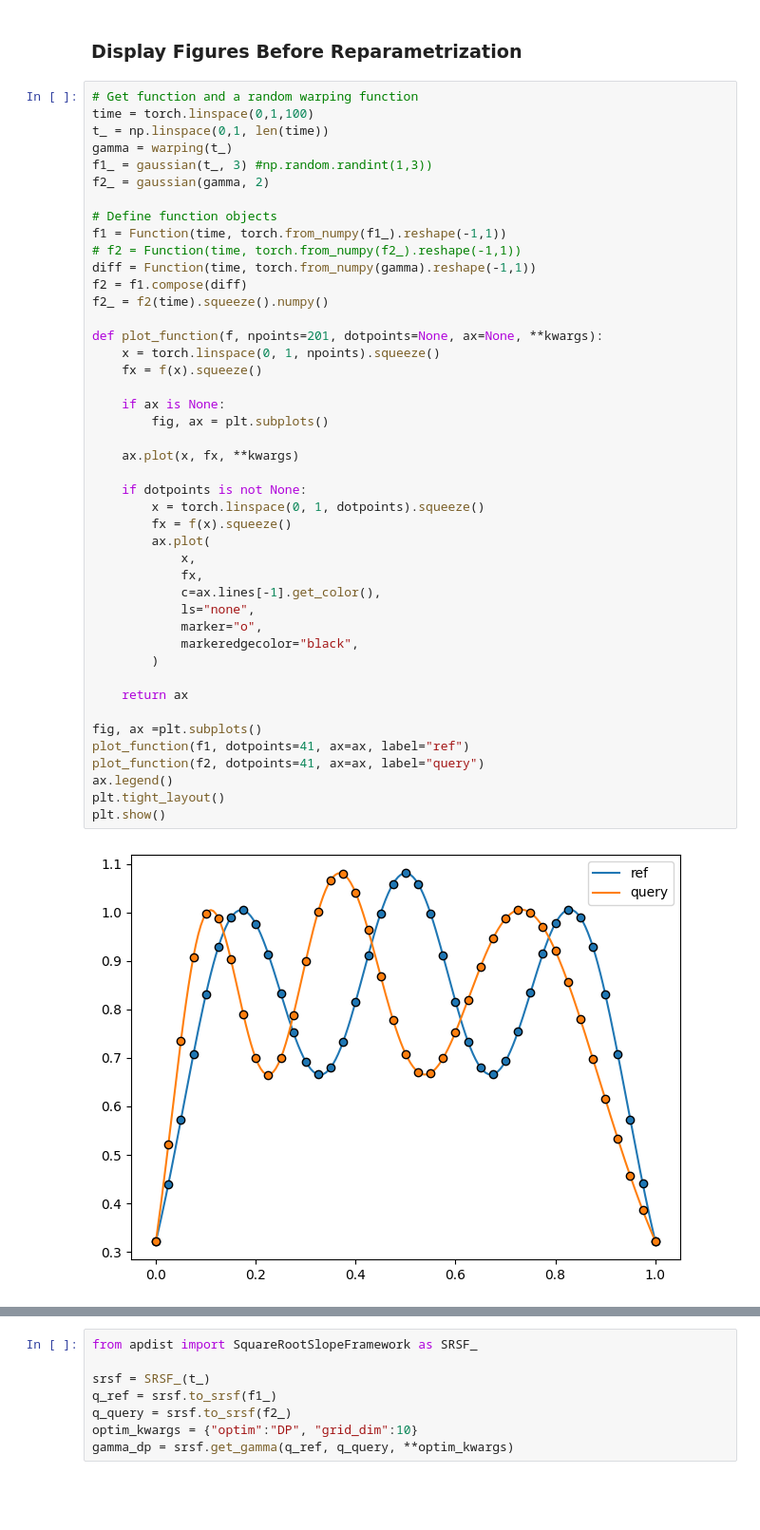
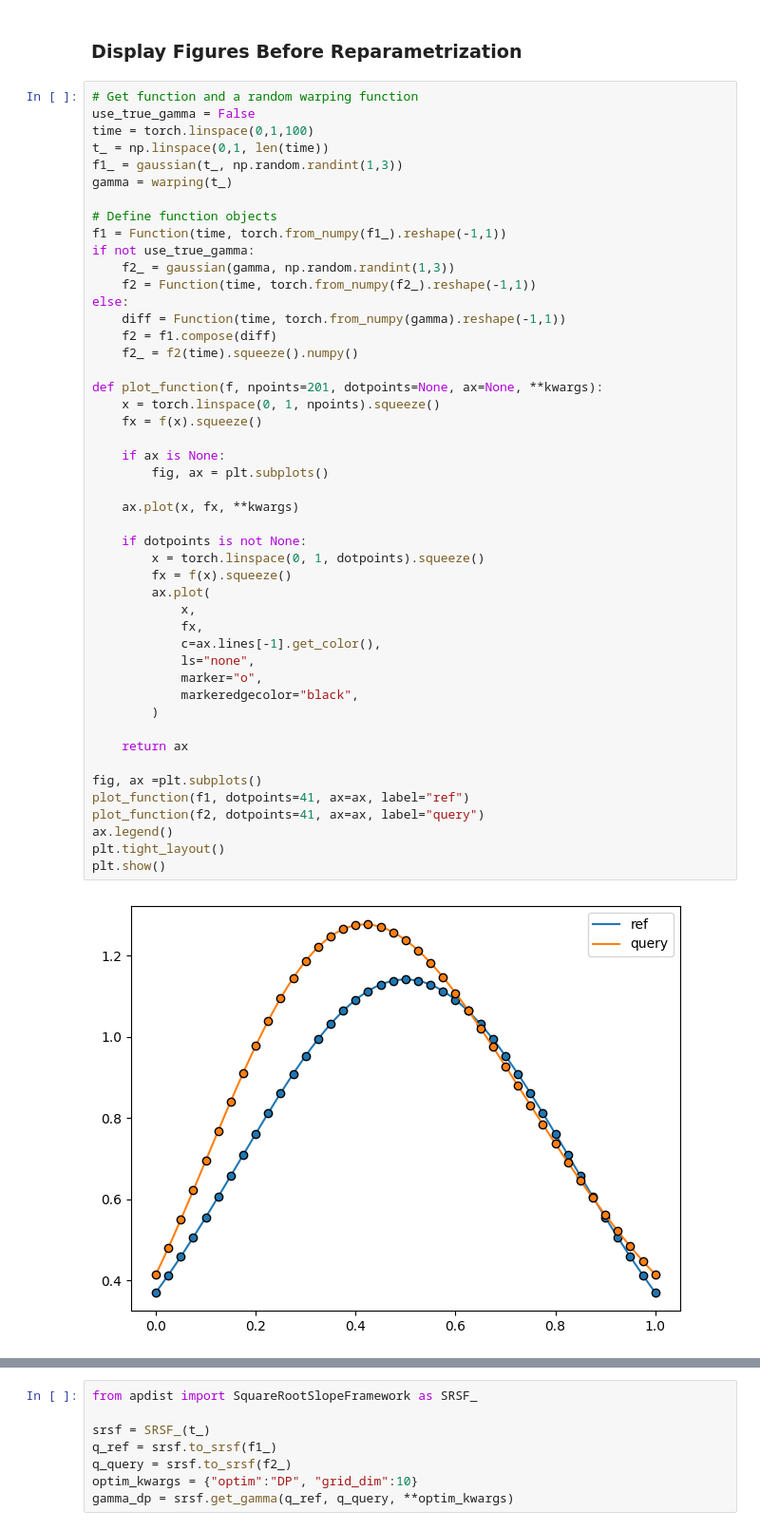
Before and after one commit to kiranvad/funcshape, a Jupyter notebook: notebooks/functions.ipynb, the cells around one changed output, grey strips where cells are left out. Shown at 95% size. Cells and saved outputs as stored; diff of their text form; blank space fills up the shorter version.

```diff
--- a/notebooks/functions.ipynb
+++ b/notebooks/functions.ipynb
@@ -61,50 +58,53 @@ class Function:
 ### Display Figures Before Reparametrization
 # %%
 # Get function and a random warping function
+use_true_gamma = False
 time = torch.linspace(0,1,100)
 t_ = np.linspace(0,1, len(time))
+f1_ = gaussian(t_, np.random.randint(1,3))
 gamma = warping(t_)
-f1_ = gaussian(t_, 3) #np.random.randint(1,3))
-f2_ = gaussian(gamma, 2)
 
 # Define function objects
 f1 = Function(time, torch.from_numpy(f1_).reshape(-1,1))
-# f2 = Function(time, torch.from_numpy(f2_).reshape(-1,1))
-diff = Function(time, torch.from_numpy(gamma).reshape(-1,1))
-f2 = f1.compose(diff)
-f2_ = f2(time).squeeze().numpy()
+if not use_true_gamma:
+    f2_ = gaussian(gamma, np.random.randint(1,3))
+    f2 = Function(time, torch.from_numpy(f2_).reshape(-1,1))
+else:
+    diff = Function(time, torch.from_numpy(gamma).reshape(-1,1))
+    f2 = f1.compose(diff)
+    f2_ = f2(time).squeeze().numpy()
 
 def plot_function(f, npoints=201, dotpoints=None, ax=None, **kwargs):
     x = torch.linspace(0, 1, npoints).squeeze()
     fx = f(x).squeeze()
 
     if ax is None:
         fig, ax = plt.subplots()
 
     ax.plot(x, fx, **kwargs)
 
     if dotpoints is not None:
         x = torch.linspace(0, 1, dotpoints).squeeze()
         fx = f(x).squeeze()
         ax.plot(
             x,
             fx,
             c=ax.lines[-1].get_color(),
             ls="none",
             marker="o",
             markeredgecolor="black",
         )
 
     return ax
 
 fig, ax =plt.subplots()
 plot_function(f1, dotpoints=41, ax=ax, label="ref")
 plot_function(f2, dotpoints=41, ax=ax, label="query")
 ax.legend()
 plt.tight_layout()
 plt.show()
 # %% [output]
-[figure, old version]
+[figure, new version]
 # %%
 # Get SRSF maps
 class SRSF:
```
Also changed, not shown: parts of 7 cells of this notebook, 1 other file.
